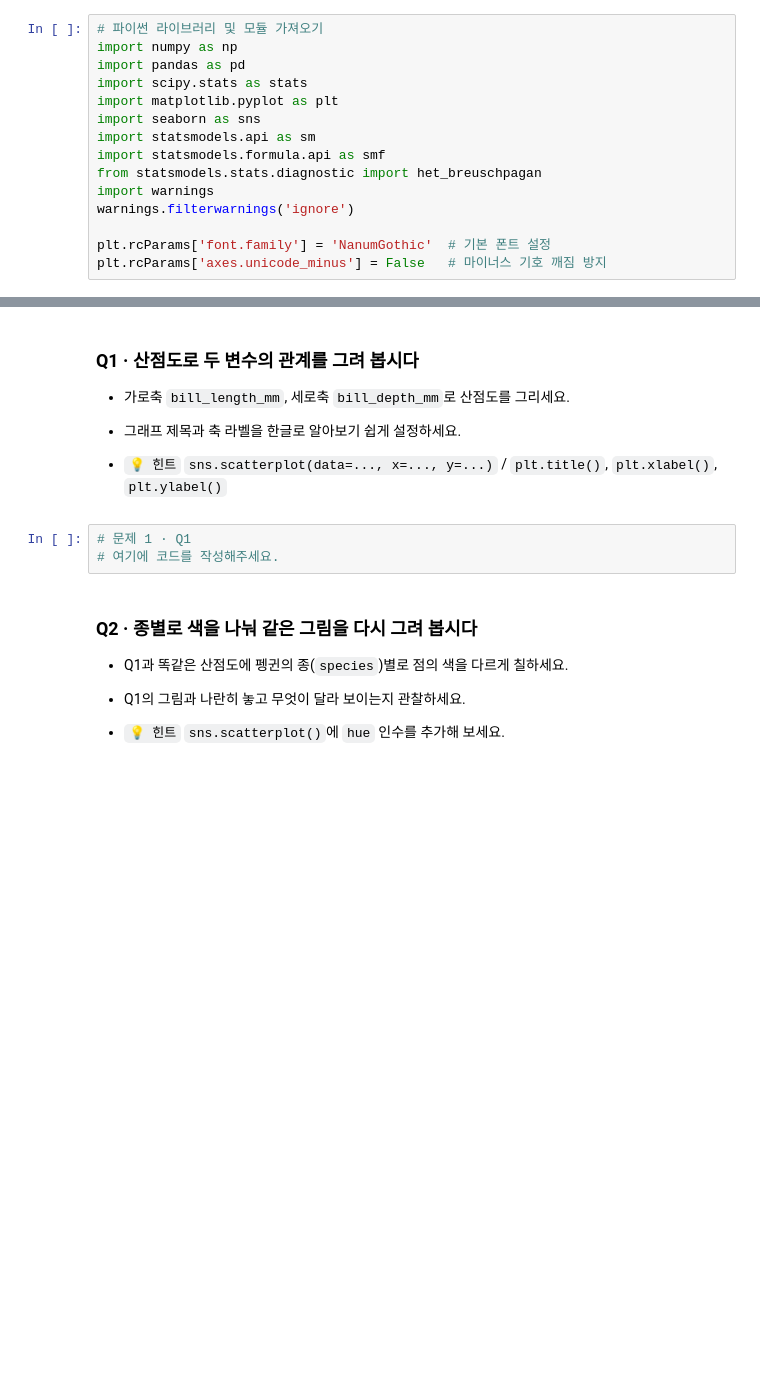
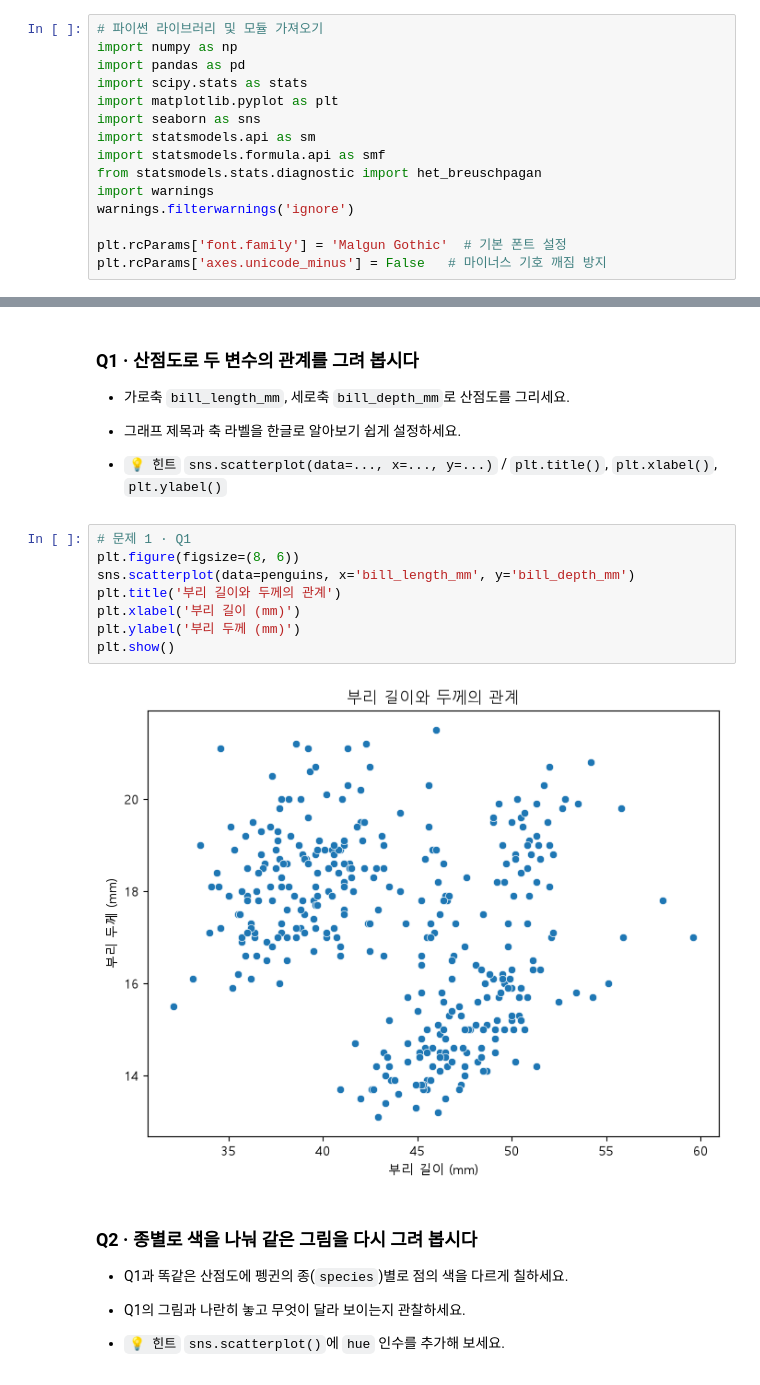
Before and after one commit to msjeonc-stack/ai-data-bootcamp, a Jupyter notebook: D015/[기초-실습] 통계 101×데이터 분석_ (7장) 싱관과 회귀.ipynb, the cells around one changed output, grey strips where cells are left out. Cells and saved outputs as stored; diff of their text form; blank space fills up the shorter version.

```diff
--- a/D015/[기초-실습] 통계 101×데이터 분석_ (7장) 싱관과 회귀.ipynb
+++ b/D015/[기초-실습] 통계 101×데이터 분석_ (7장) 싱관과 회귀.ipynb
@@ -36,7 +50,7 @@ from statsmodels.stats.diagnostic import het_breuschpagan
 import warnings
 warnings.filterwarnings('ignore')
 
-plt.rcParams['font.family'] = 'NanumGothic'  # 기본 폰트 설정
+plt.rcParams['font.family'] = 'Malgun Gothic'  # 기본 폰트 설정
 plt.rcParams['axes.unicode_minus'] = False   # 마이너스 기호 깨짐 방지
 # %% [markdown]
 ## 문제 1 · 펭귄의 부리는 길수록 두꺼울까?
@@ -74,9 +113,16 @@ penguins.head()
 - 그래프 제목과 축 라벨을 한글로 알아보기 쉽게 설정하세요.
 
 - `💡 힌트` `sns.scatterplot(data=..., x=..., y=...)` / `plt.title()`, `plt.xlabel()`, `plt.ylabel()`
-# %%
-# 문제 1 · Q1
-# 여기에 코드를 작성해주세요.
+# %%
+# 문제 1 · Q1
+plt.figure(figsize=(8, 6))
+sns.scatterplot(data=penguins, x='bill_length_mm', y='bill_depth_mm')
+plt.title('부리 길이와 두께의 관계')
+plt.xlabel('부리 길이 (mm)')
+plt.ylabel('부리 두께 (mm)')
+plt.show()
+# %% [output]
+[figure, added]
 # %% [markdown]
 ### Q2 · 종별로 색을 나눠 같은 그림을 다시 그려 봅시다
 
```
Also changed, not shown: parts of 56 cells of this notebook.
